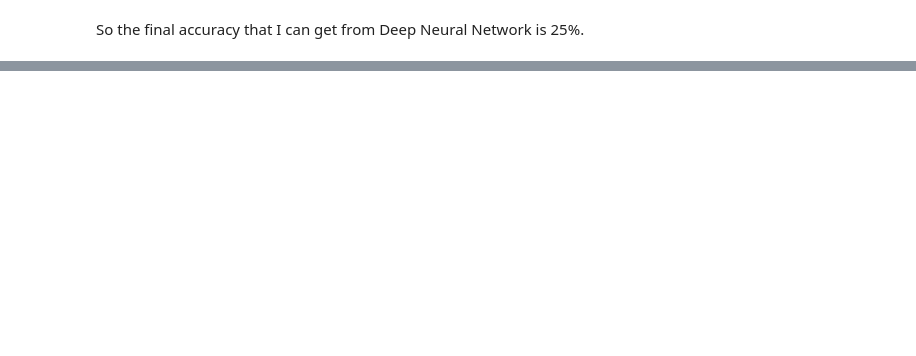
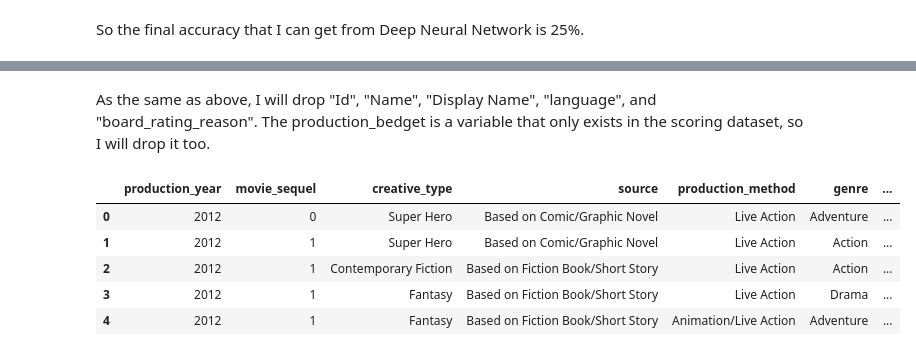
Before and after one commit to EzioAnCY/Movie-Classification-Model, a Jupyter notebook: Movie Classification Model.ipynb, the cells around one changed output, grey strips where cells are left out. Drawn from its saved outputs; the diff is of its cells as text; code cells hidden in the pictures; blank space fills up the shorter version.

```diff
--- a/Movie Classification Model.ipynb
+++ b/Movie Classification Model.ipynb
@@ -737,0 +775,2 @@ So the final accuracy that I can get from Deep Neural Network is 25%.
+# %%
+score_train_data = train_data = pd.read_excel("/Users/changyuean/Desktop/Quantiphi Case Study/Scoring sheet.xlsx")
@@ -737,0 +786,21 @@ So the final accuracy that I can get from Deep Neural Network is 25%.
+# %% [markdown]
+As the same as above, I will drop "Id", "Name", "Display Name", "language", and "board_rating_reason". The production_bedget is a variable that only exists in the scoring dataset, so I will drop it too.
+# %%
+score_train_data = score_train_data.drop(['id'], axis = 1)
+score_train_data = score_train_data.drop(['name'], axis = 1)
+score_train_data = score_train_data.drop(['display_name'], axis = 1)
+score_train_data = score_train_data.drop(['production_budget'], axis = 1)
+score_train_data = score_train_data.drop(['language'], axis = 1)
+score_train_data = score_train_data.drop(['board_rating_reason'], axis = 1)
+
+#transfer product year from int to categorical data
+score_train_data['production_year'] = score_train_data['production_year'].astype('object')
+# %%
+score_train_data.head()
+# %% [output]
+|  | production_year | movie_sequel | creative_type | source | production_method | genre | ... |
+| 0 | 2012 | 0 | Super Hero | Based on Comic/Graphic Novel | Live Action | Adventure | ... |
+| 1 | 2012 | 1 | Super Hero | Based on Comic/Graphic Novel | Live Action | Action | ... |
+| 2 | 2012 | 1 | Contemporary Fiction | Based on Fiction Book/Short Story | Live Action | Action | ... |
+| 3 | 2012 | 1 | Fantasy | Based on Fiction Book/Short Story | Live Action | Drama | ... |
+| 4 | 2012 | 1 | Fantasy | Based on Fiction Book/Short Story | Animation/Live Action | Adventure | ... |
```
Also changed, not shown: parts of 27 cells of this notebook.
